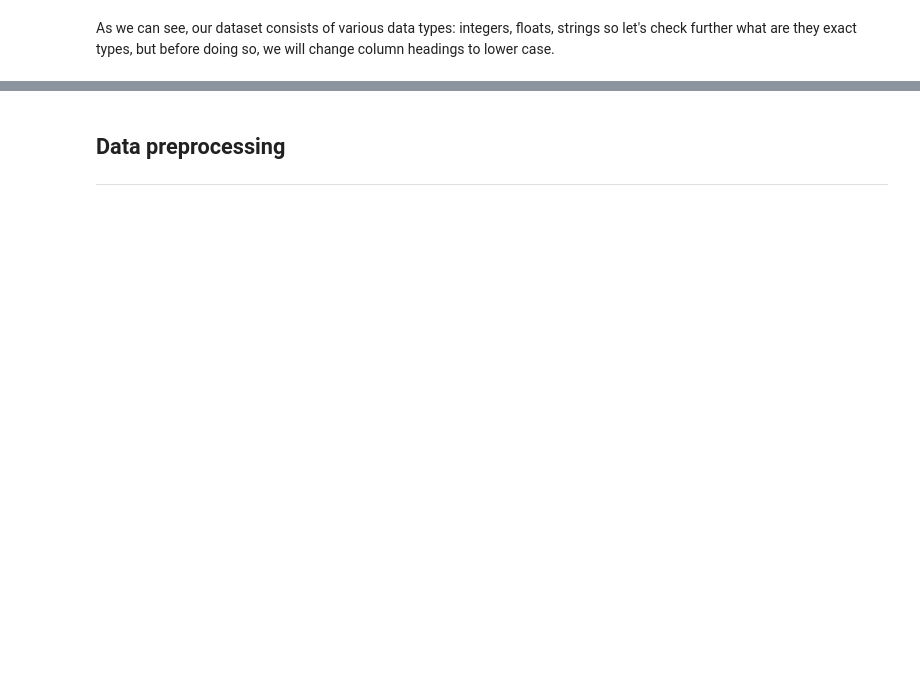
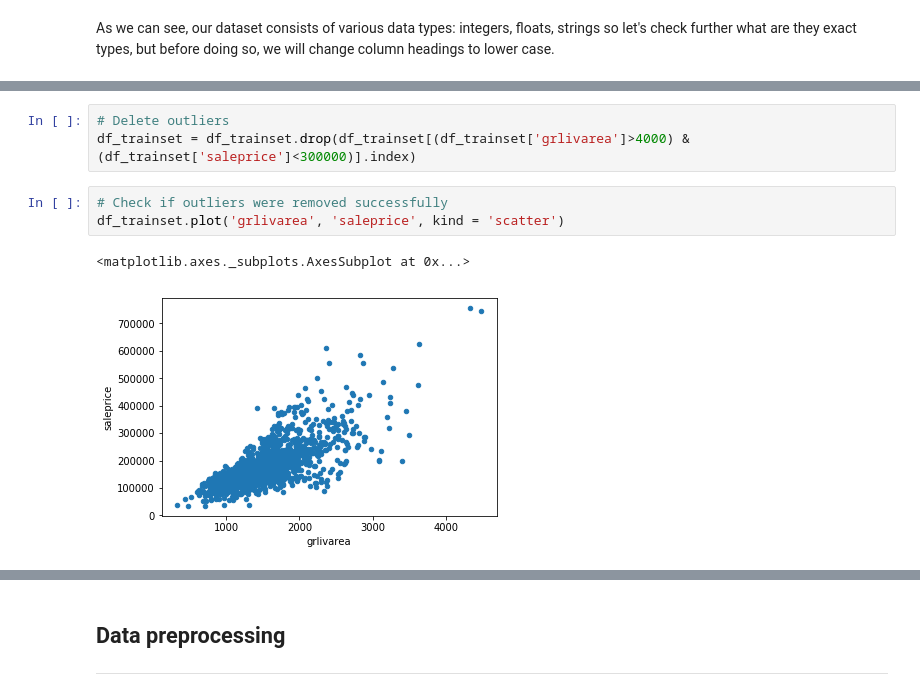
Before and after one commit to Xiaoyan1081/House_prices_advanced_regression_techniques, a Jupyter notebook: houses.ipynb, the cells around one changed output, grey strips where cells are left out. Cells and saved outputs as stored; diff of their text form; blank space fills up the shorter version.

```diff
--- a/houses.ipynb
+++ b/houses.ipynb
@@ -99,0 +134,9 @@ According to the above result, strings representing categorical variables are st
+# %%
+# Delete outliers
+df_trainset = df_trainset.drop(df_trainset[(df_trainset['grlivarea']>4000) & (df_trainset['saleprice']<300000)].index)
+# %%
+# Check if outliers were removed successfully
+df_trainset.plot('grlivarea', 'saleprice', kind = 'scatter')
+# %% [output]
+<matplotlib.axes._subplots.AxesSubplot at 0x...>
+[figure, added]
```
Also changed, not shown: parts of 156 cells of this notebook, 10 other files.
